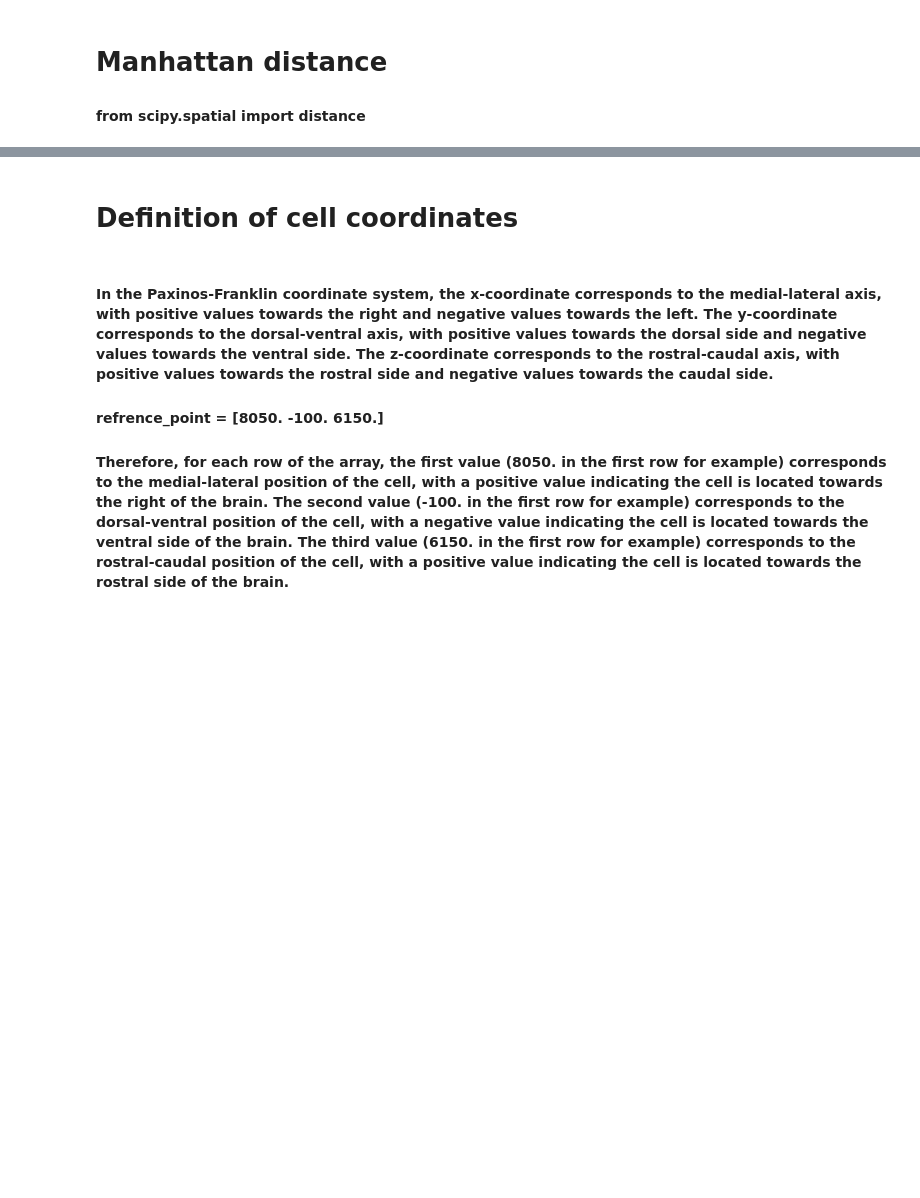
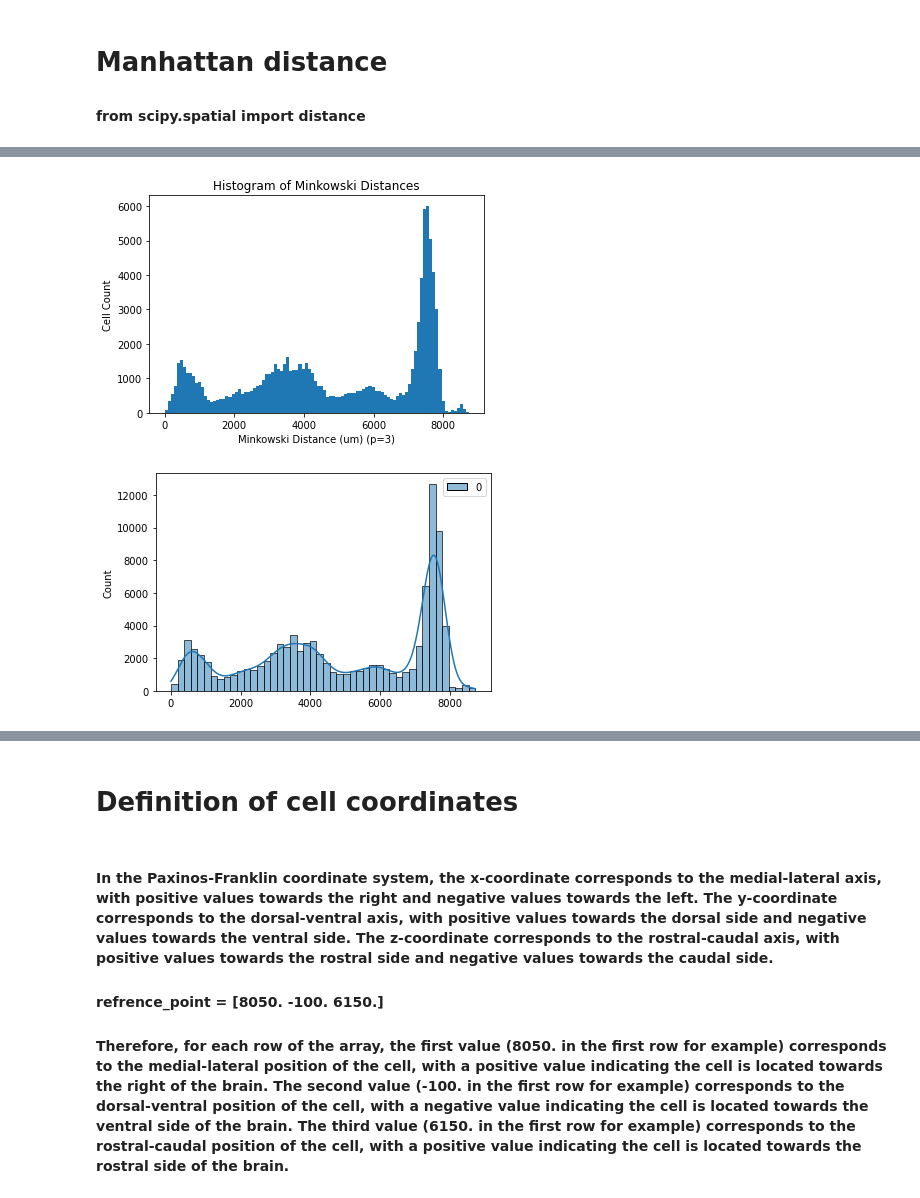
Before and after one commit to granthughes1999/cellfinder_brainrender, a Jupyter notebook: vector_calculations.ipynb, the cells around one changed output, grey strips where cells are left out. Cells and saved outputs as stored; diff of their text form; code cells hidden in the pictures; blank space fills up the shorter version.

```diff
--- a/vector_calculations.ipynb
+++ b/vector_calculations.ipynb
@@ -93,0 +75,13 @@ sns.histplot(manhattan_distances, kde = True)
+# %%
+p = 3
+minkowski_distances = distance.cdist(points, [estim_tip_coordinates], 'minkowski', p=p)
+
+plt.hist(minkowski_distances, bins=100)
+plt.xlabel('Minkowski Distance (um) (p={})'.format(p))
+plt.ylabel('Cell Count')
+plt.title('Histogram of Minkowski Distances')
+plt.show()
+sns.histplot(minkowski_distances, kde = True)
+# %% [output]
+[figure, added]
+[figure, added]
```
Also changed, not shown: parts of 14 cells of this notebook, 5 other files.
